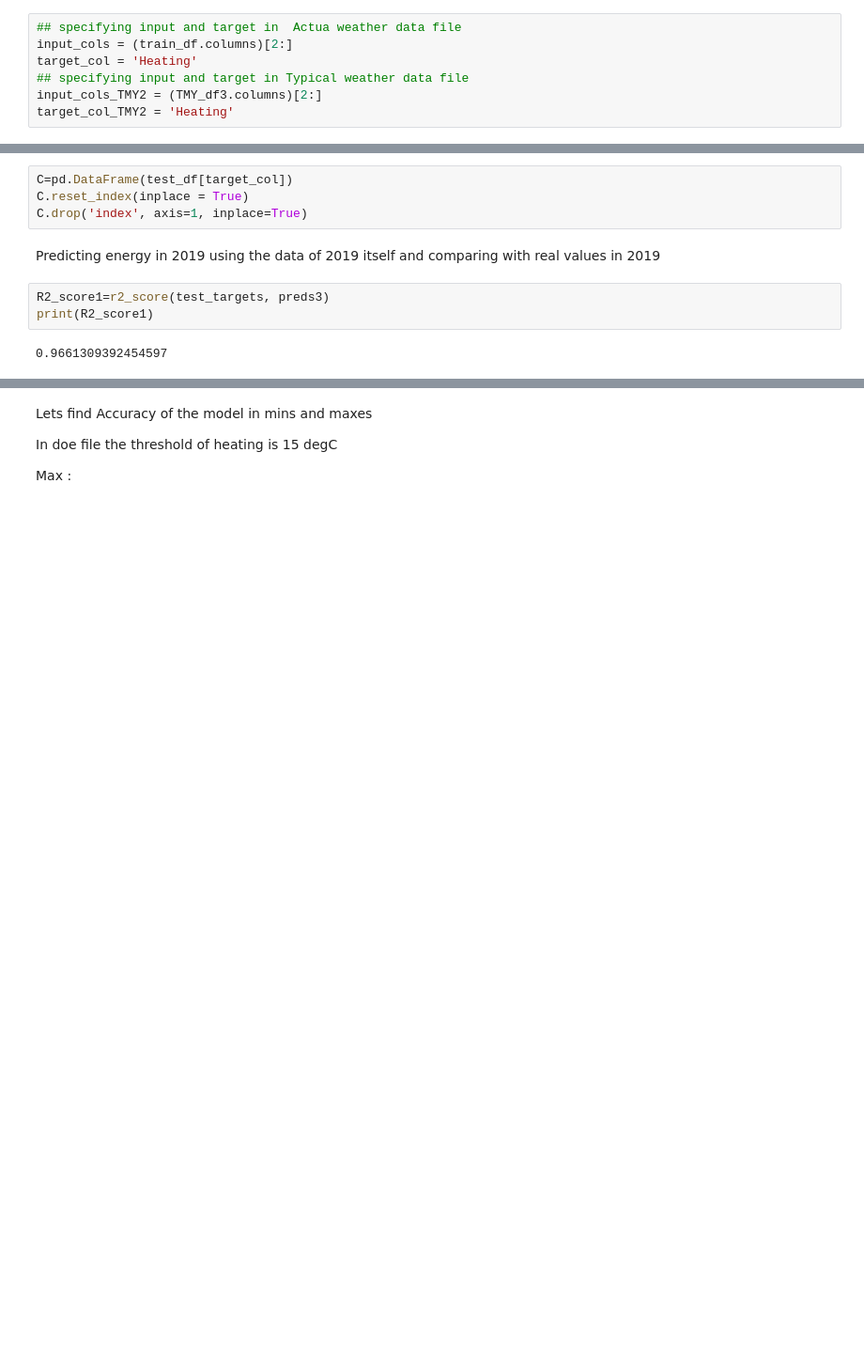
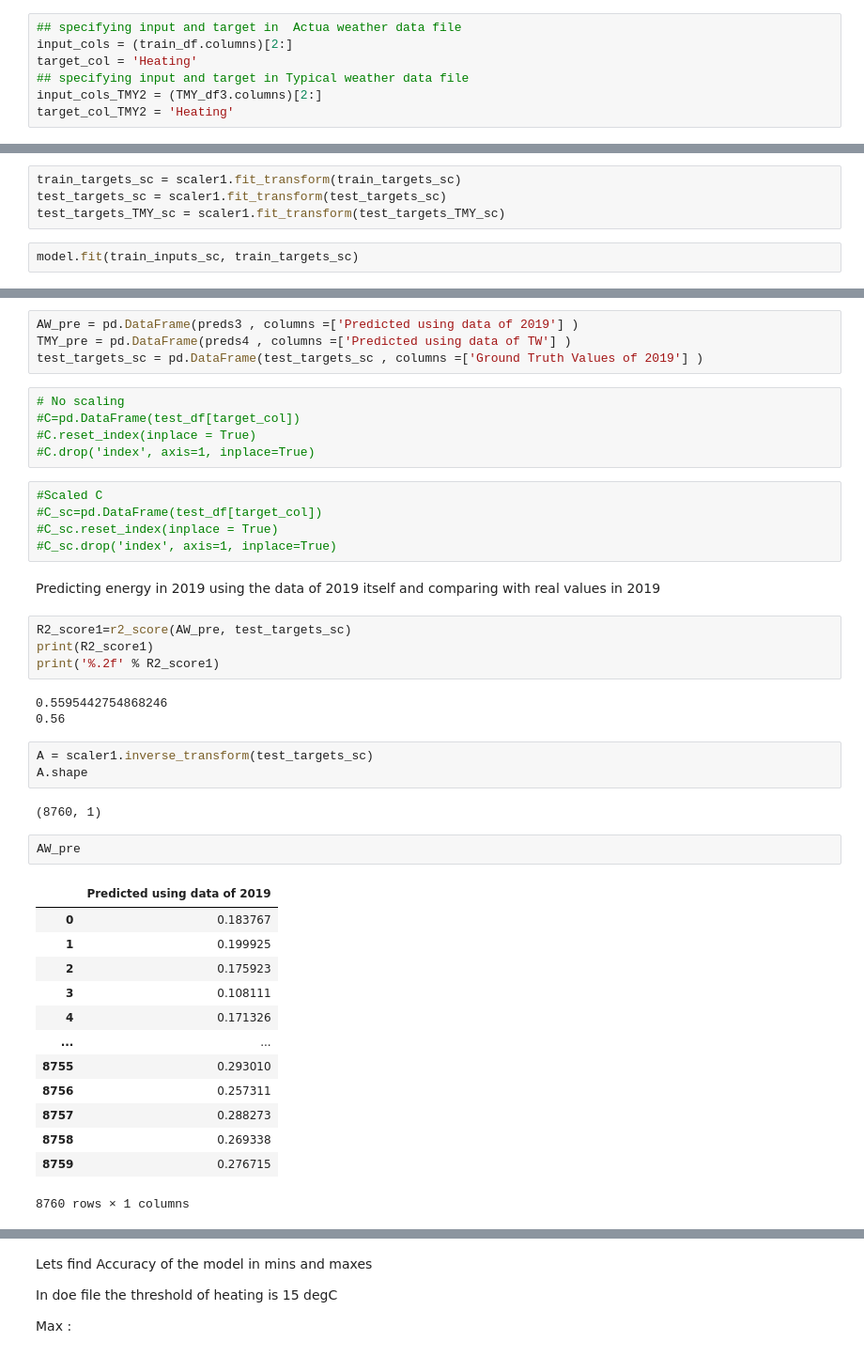
Before and after one commit to sajad95/Heat, a Jupyter notebook: FastCodeImpactofweatherXGB.ipynb, the cells around one changed output, grey strips where cells are left out. Shown at 94% size. Saved outputs shown, nothing was run; the diff lists cells and outputs as text; blank space fills up the shorter version.

```diff
--- a/FastCodeImpactofweatherXGB.ipynb
+++ b/FastCodeImpactofweatherXGB.ipynb
@@ -165,0 +164,6 @@ preds4 = model.predict(test_inputs_TMY)
+# %%
+train_targets_sc = scaler1.fit_transform(train_targets_sc)
+test_targets_sc = scaler1.fit_transform(test_targets_sc)
+test_targets_TMY_sc = scaler1.fit_transform(test_targets_TMY_sc)
+# %%
+model.fit(train_inputs_sc, train_targets_sc)
@@ -166,11 +176,44 @@ preds4 = model.predict(test_inputs_TMY)
+# %%
+AW_pre = pd.DataFrame(preds3 , columns =['Predicted using data of 2019'] )
+TMY_pre = pd.DataFrame(preds4 , columns =['Predicted using data of TW'] )
+test_targets_sc = pd.DataFrame(test_targets_sc , columns =['Ground Truth Values of 2019'] )
 # %%
-C=pd.DataFrame(test_df[target_col])
-C.reset_index(inplace = True)
-C.drop('index', axis=1, inplace=True)
+# No scaling
+#C=pd.DataFrame(test_df[target_col])
+#C.reset_index(inplace = True)
+#C.drop('index', axis=1, inplace=True)
+# %%
+#Scaled C
+#C_sc=pd.DataFrame(test_df[target_col])
+#C_sc.reset_index(inplace = True)
+#C_sc.drop('index', axis=1, inplace=True)
 # %% [markdown]
 Predicting energy in 2019 using the data of 2019 itself and comparing with real values in 2019
 # %%
-R2_score1=r2_score(test_targets, preds3)
+R2_score1=r2_score(AW_pre, test_targets_sc)
 print(R2_score1)
+print('%.2f' % R2_score1)
 # %% [output]
-0.9661309392454597
+0.5595442754868246
+0.56
+# %%
+A = scaler1.inverse_transform(test_targets_sc)
+A.shape
+# %% [output]
+(8760, 1)
+# %%
+AW_pre
+# %% [output]
+|  | Predicted using data of 2019 |
+| 0 | 0.183767 |
+| 1 | 0.199925 |
+| 2 | 0.175923 |
+| 3 | 0.108111 |
+| 4 | 0.171326 |
+| ... | ... |
+| 8755 | 0.293010 |
+| 8756 | 0.257311 |
+| 8757 | 0.288273 |
+| 8758 | 0.269338 |
+| 8759 | 0.276715 |
+8760 rows × 1 columns
```
Also changed, not shown: parts of 68 cells of this notebook.
